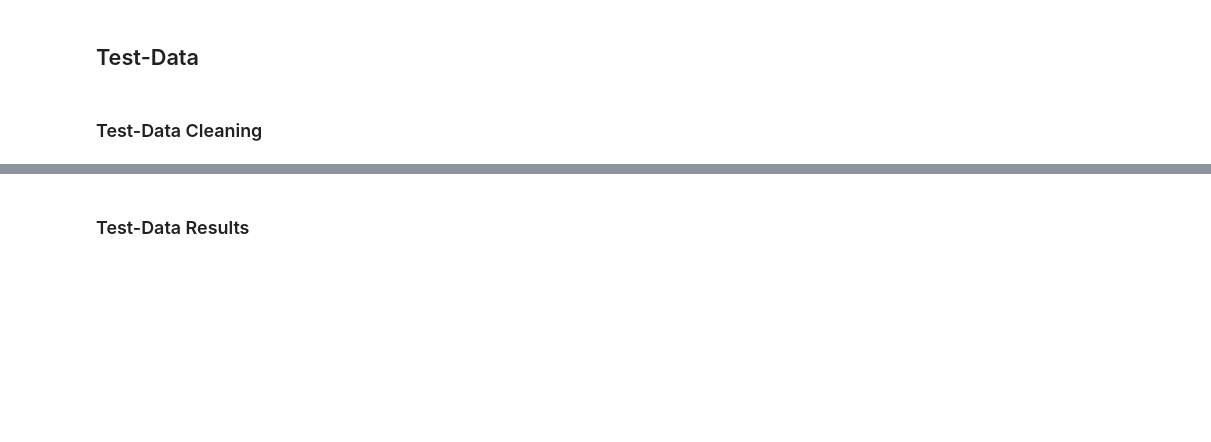
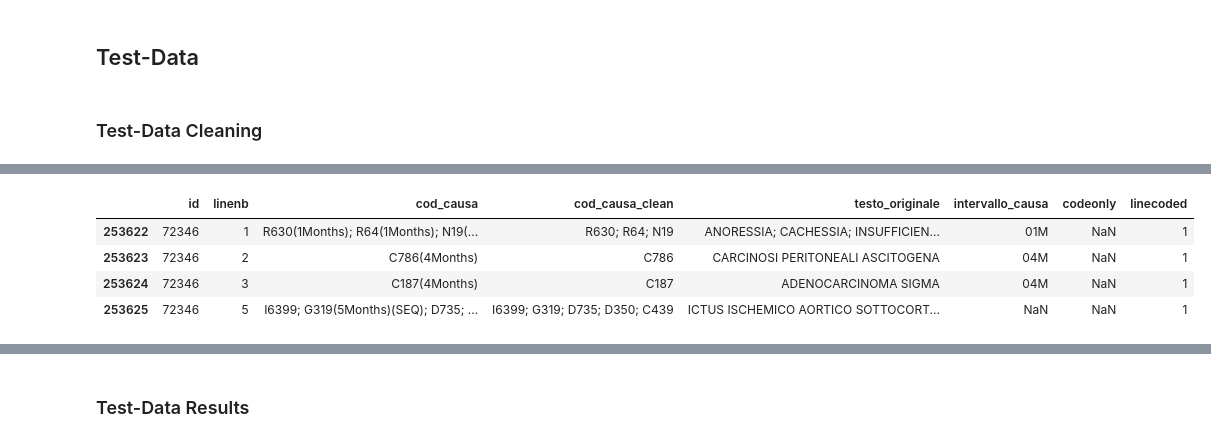
Before and after one commit to istat-methodology/semantic-search, a Jupyter notebook: notebooks/test-semantic-on-medical_data.ipynb, the cells around one changed output, grey strips where cells are left out. Saved outputs shown, nothing was run; the diff lists cells and outputs as text; code cells hidden in the pictures; blank space fills up the shorter version.

```diff
--- a/notebooks/test-semantic-on-medical_data.ipynb
+++ b/notebooks/test-semantic-on-medical_data.ipynb
@@ -199,3 +251,8 @@ corpus_df.documents
 ## Test-Data
 # %% [markdown]
 ### Test-Data Cleaning
+# %%
+# Dati Reali da testare:
+df_note= pd.read_excel('../data_icd10/TRAINING_medcod_012022.xlsx')
+df_note.head(4)
+print(df_note.shape)
@@ -201,0 +261,4 @@ corpus_df.documents
+# %%
+df_note['linecoded']= df_note['linecoded'].astype('Int64')
+df_note['linenb']= df_note['linenb'].astype('Int64')
+df_note.head(4)
@@ -201,0 +271,18 @@ corpus_df.documents
+# %%
+# REMOVE any parenthesis and their contents, trim whitespace, and insert as a new column right after 'cod_causa'
+cleaned = (
+    df_note['cod_causa']
+    .str.replace(r'\s*\([^)]*\)', '', regex=True)  # strip “ (… )” and any preceding spaces
+    .str.strip()                                    # remove leading/trailing spaces
+)
+
+insert_loc = df_note.columns.get_loc('cod_causa') + 1
+df_note.insert(insert_loc, 'cod_causa_clean', cleaned)
+
+df_note.tail(4)
+# %% [output]
+|  | id | linenb | cod_causa | cod_causa_clean | testo_originale | intervallo_causa | codeonly | linecoded |
+| 253622 | 72346 | 1 | R630(1Months); R64(1Months); N19(... | R630; R64; N19 | ANORESSIA; CACHESSIA; INSUFFICIEN... | 01M | NaN | 1 |
+| 253623 | 72346 | 2 | C786(4Months) | C786 | CARCINOSI PERITONEALI ASCITOGENA | 04M | NaN | 1 |
+| 253624 | 72346 | 3 | C187(4Months) | C187 | ADENOCARCINOMA SIGMA | 04M | NaN | 1 |
+| 253625 | 72346 | 5 | I6399; G319(5Months)(SEQ); D735; ... | I6399; G319; D735; D350; C439 | ICTUS ISCHEMICO AORTICO SOTTOCORT... | NaN | NaN | 1 |
```
Also changed, not shown: parts of 19 cells of this notebook, 1 other file.
